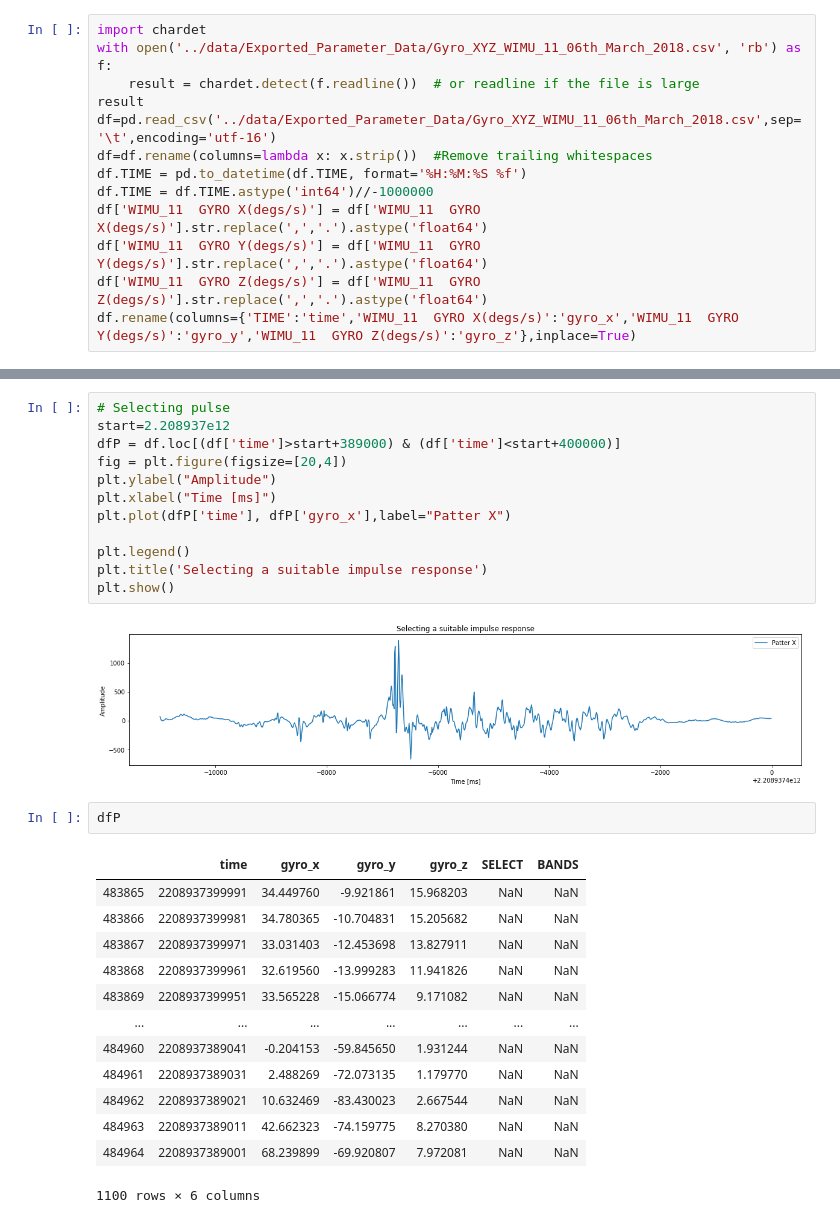
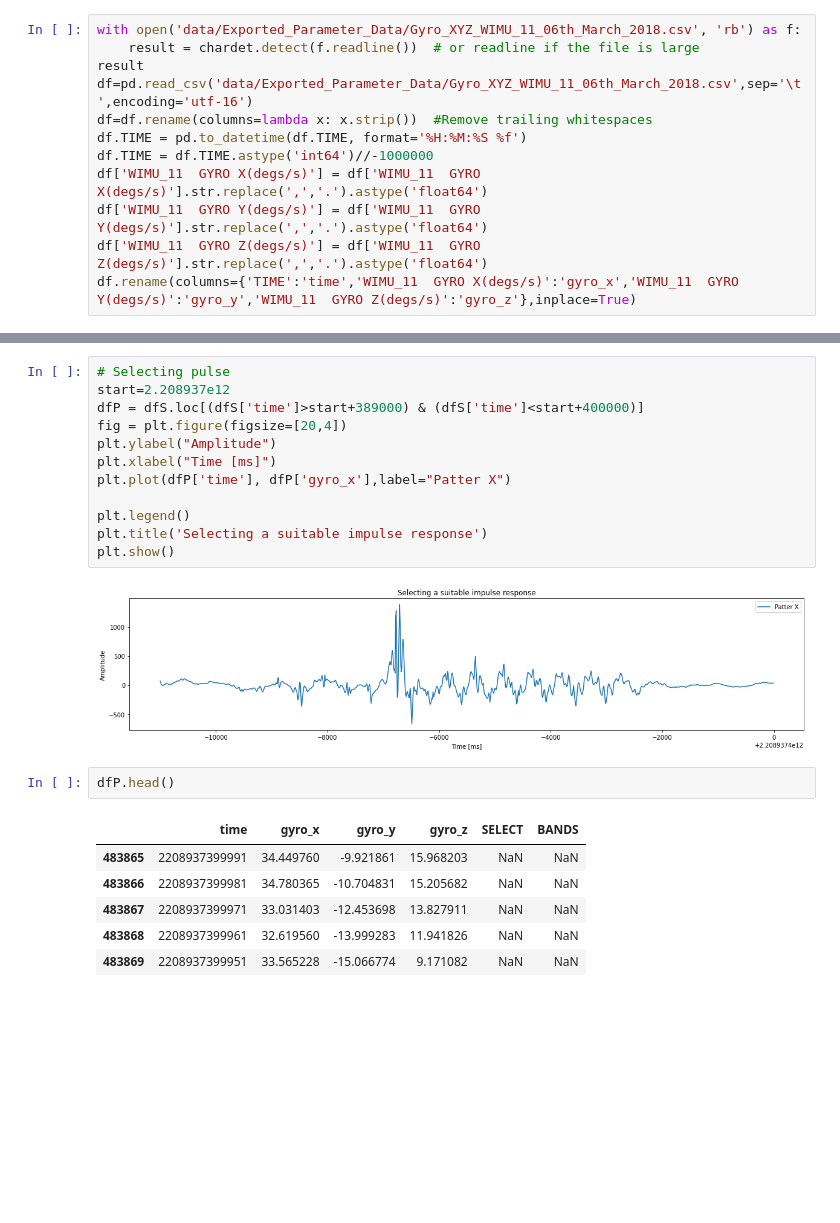
Before and after one commit to DataSEARCH-UOM/cricket_analytics, a Jupyter notebook: scripts/capture_pradeep_pattern.ipynb, the cells around one changed output, grey strips where cells are left out. Drawn from its saved outputs; the diff is of its cells as text; blank space fills up the shorter version.

```diff
--- a/scripts/capture_pradeep_pattern.ipynb
+++ b/scripts/capture_pradeep_pattern.ipynb
@@ -9,9 +109,8 @@ pd.options.mode.chained_assignment = None                              # to get
 # %%
-import chardet
-with open('../data/Exported_Parameter_Data/Gyro_XYZ_WIMU_11_06th_March_2018.csv', 'rb') as f:
+with open('data/Exported_Parameter_Data/Gyro_XYZ_WIMU_11_06th_March_2018.csv', 'rb') as f:
     result = chardet.detect(f.readline())  # or readline if the file is large
 result
-df=pd.read_csv('../data/Exported_Parameter_Data/Gyro_XYZ_WIMU_11_06th_March_2018.csv',sep='\t',encoding='utf-16')
+df=pd.read_csv('data/Exported_Parameter_Data/Gyro_XYZ_WIMU_11_06th_March_2018.csv',sep='\t',encoding='utf-16')
 df=df.rename(columns=lambda x: x.strip())  #Remove trailing whitespaces
 df.TIME = pd.to_datetime(df.TIME, format='%H:%M:%S %f')
 df.TIME = df.TIME.astype('int64')//-1000000
@@ -43,7 +159,7 @@ plt.show()
 # %%
 # Selecting pulse
 start=2.208937e12
-dfP = df.loc[(df['time']>start+389000) & (df['time']<start+400000)]
+dfP = dfS.loc[(dfS['time']>start+389000) & (dfS['time']<start+400000)]
 fig = plt.figure(figsize=[20,4])
 plt.ylabel("Amplitude")
 plt.xlabel("Time [ms]")
@@ -55,21 +171,14 @@ plt.show()
 # %% [output]
 [figure]
 # %%
-dfP
+dfP.head()
 # %% [output]
 |  | time | gyro_x | gyro_y | gyro_z | SELECT | BANDS |
 | 483865 | 2208937399991 | 34.449760 | -9.921861 | 15.968203 | NaN | NaN |
 | 483866 | 2208937399981 | 34.780365 | -10.704831 | 15.205682 | NaN | NaN |
 | 483867 | 2208937399971 | 33.031403 | -12.453698 | 13.827911 | NaN | NaN |
 | 483868 | 2208937399961 | 32.619560 | -13.999283 | 11.941826 | NaN | NaN |
 | 483869 | 2208937399951 | 33.565228 | -15.066774 | 9.171082 | NaN | NaN |
-| ... | ... | ... | ... | ... | ... | ... |
-| 484960 | 2208937389041 | -0.204153 | -59.845650 | 1.931244 | NaN | NaN |
-| 484961 | 2208937389031 | 2.488269 | -72.073135 | 1.179770 | NaN | NaN |
-| 484962 | 2208937389021 | 10.632469 | -83.430023 | 2.667544 | NaN | NaN |
-| 484963 | 2208937389011 | 42.662323 | -74.159775 | 8.270380 | NaN | NaN |
-| 484964 | 2208937389001 | 68.239899 | -69.920807 | 7.972081 | NaN | NaN |
-1100 rows × 6 columns
 # %%
 def findPatterns(dfS,dfP,threshold,axis_name,time_name):
     from scipy import signal
```
Also changed, not shown: parts of 19 cells of this notebook.
